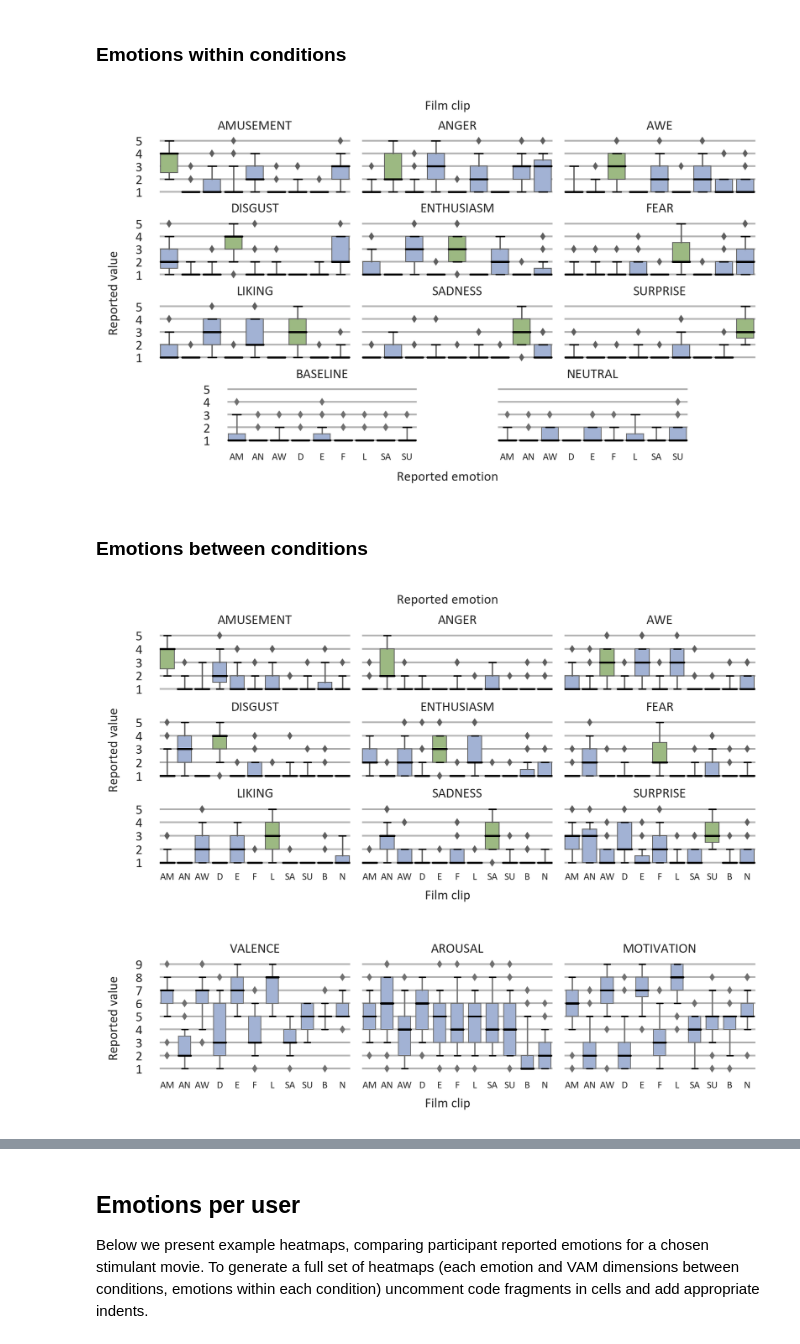
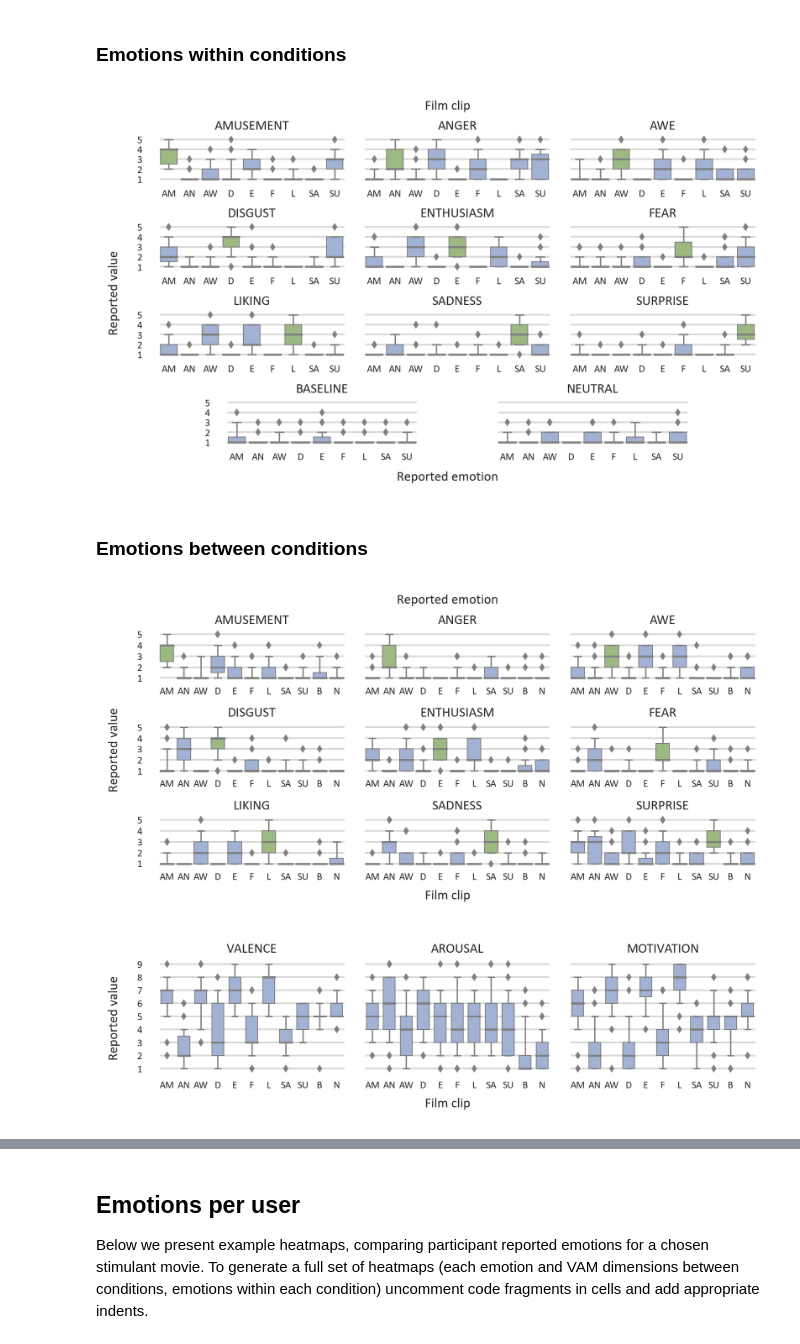
Before and after one commit to Emognition/Emognition-wearable-dataset-2020, a Jupyter notebook: questionnaires_analysis.ipynb, the cells around one changed output, grey strips where cells are left out. Drawn from its saved outputs; the diff is of its cells as text; code cells hidden in the pictures.

```diff
--- a/questionnaires_analysis.ipynb
+++ b/questionnaires_analysis.ipynb
@@ -37,23 +41,29 @@ tex_fonts = {
     'axes.labelpad': 1.0,
     'xtick.major.pad': 1,
     'xtick.major.size': 1,
-    "ytick.labelsize": 8,
+    "ytick.labelsize": 6,
     'axes.grid': True,
     'axes.grid.axis': 'y',
     'axes.facecolor':'white',
     'figure.facecolor':'white',
     'grid.color': 'black',
-    'grid.alpha': .3,
+    'grid.alpha': .15,
 }
 
 sns.set(rc=tex_fonts)
 
 # boxplot style
+# 3 rgb values + transparency
+edge_color = (0.5, 0.5, 0.5, 1)
+
 PROPS = {
-    'boxprops':{'linewidth':.5},
-    'medianprops':{'linestyle':'-', 'color':'black', 'linewidth':1.2},
-    'whiskerprops':{'linewidth':.8},
-    'capprops':{'linewidth':.8, 'color':'black'}
+    'boxprops':{'edgecolor': edge_color, 'linewidth':.5},
+    'medianprops':{'linestyle':'-', 'color': edge_color, 'linewidth':1.2},
+    'whiskerprops':{'color': edge_color, 'mfc': edge_color, 'mec': edge_color, 'linewidth':.8},
+    'capprops':{'color': edge_color, 'mfc': edge_color, 'mec': edge_color, 'linewidth':.8},
+    'flierprops': {'color': edge_color, 'mfc': edge_color, 'mec': edge_color, 'linewidth':.8},
+    # 'meanpointprops': {},
+    # 'meanlineprops': {},
 }
 # %%
 config = configparser.ConfigParser()
@@ -63,7 +73,7 @@ if not os.path.exists(config['DataDirectories']['unzipped_dataset']):
     raise Exception("Please set path for unzipped dataset in config.ini file")
 
 DATA_DIR = config['DataDirectories']['unzipped_dataset']
-all_questionnaire_files = [f'{DATA_DIR}/{participant_id}/{participant_id}_questionnaires.json' for participant_id in PARTICIPANTS_ID]
+all_questionnaire_files = [f'{DATA_DIR}/{participant_id}/{participant_id}_QUESTIONNAIRES.json' for participant_id in PARTICIPANTS_ID]
 SAVE_DIR = './'
 
 MOVIES_WITH_LABELS = [
@@ -116,7 +126,7 @@ for f_path in tqdm(all_questionnaire_files):
     )
 
     # films seen before study
-    seen_films_data = {k.upper():v for k,v in f_dict['metadata']['movie_seen_before_study'].items()}
+    seen_films_data = {k.upper():v for k,v in f_dict['metadata']['movies_seen_before_study'].items()}
     film_seen_before_study += pd.DataFrame(seen_films_data, [0])
 
     # questionnaires list
@@ -208,36 +206,36 @@ def boxplots_emotions_within(movies_ratings, stimulus_type, pos=[], emotions_ran
         g.set(xticklabels=[])
 # %%
 fig = plt.figure(figsize=(6.3, 3.4), constrained_layout=False, dpi=300)
-gs0 = fig.add_gridspec(nrows=4, ncols=1, hspace=0.25)
+gs0 = fig.add_gridspec(nrows=4, ncols=1, hspace=0.7)
 gs01 = gs0[-1].subgridspec(1, 9)
 
 # plot first 9
 for a in range(3):
-    gs0_temp = gs0[a].subgridspec(1,3, wspace=0.05)
+    gs0_temp = gs0[a].subgridspec(1,3, wspace=0.1)
     for b in range(3):
         fig.add_subplot(gs0_temp[0, b])
         stim = MOVIES[a*3 + b]
         temp_palette = deepcopy(emotions_within_palette)
         temp_palette[a*3 + b] = COLORS[2]
-        pos = []
+        pos = ['bottom']
         if b == 0:
             pos.append('left')
         boxplots_emotions_within(movies_ratings, stim, pos, palette=temp_palette)
 
 # plot last 2
 fig.add_subplot(gs01[0, 1:4])
 stim = MOVIES[-2]
 boxplots_emotions_within(movies_ratings, stim, ['left', 'bottom'])
 fig.add_subplot(gs01[0, 5:8])
 stim = MOVIES[-1]
 boxplots_emotions_within(movies_ratings, stim, ['bottom'])
 
 fig.text(0.5, 0.94, 'Film clip', ha='center') # title
 fig.text(0.5, 0.05, 'Reported emotion', ha='center') # xlabel
 fig.text(0.06, 0.5, 'Reported value', va='center', rotation='vertical') # ylabel
-plt.savefig(SAVE_DIR + 'boxplots-emotions-within', bbox_inches='tight')
+plt.savefig(SAVE_DIR + 'boxplots-emotions-within' + '.tiff', bbox_inches='tight')
 # %% [output]
-[figure, old version]
+[figure, new version]
 # %% [markdown]
 ### Emotions between conditions
 # %%
@@ -284,7 +282,7 @@ def boxplots_sam_between(movies_ratings, dimension, pos=('other',), sam_range=ra
         g.set(xticklabels=[])
 # %%
 fig = plt.figure(figsize=(6.3, 2.6), constrained_layout=False, dpi=300)
-gs0 = fig.add_gridspec(nrows=3, ncols=3, hspace=0.3, wspace=0.05)
+gs0 = fig.add_gridspec(nrows=3, ncols=3, hspace=0.7, wspace=0.1)
 
 for a in range(3):
     for b in range(3):
@@ -292,7 +290,7 @@ for a in range(3):
         emotion = EMOTIONS[a*3 + b]
         temp_palette = deepcopy(emotions_between_palette)
         temp_palette[a*3 + b] = COLORS[2]
-        pos = []
+        pos = ['bottom']
         if b == 0:
             pos.append('left')
         if a == 2:
@@ -301,13 +299,13 @@ for a in range(3):
 
 fig.text(0.5, 0.96, 'Reported emotion', ha='center') # title
 fig.text(0.5, 0.03, 'Film clip', ha='center') # xlabel
-fig.text(0.06, 0.5, 'Reported value', va='center', rotation='vertical') # ylabel
-plt.savefig(SAVE_DIR + 'boxplots-emotions-between', bbox_inches='tight')
+fig.text(0.06, 0.5, 'Reported value', va='center', rotation='vertical'); # ylabel
+# plt.savefig(SAVE_DIR + 'boxplots-emotions-between', bbox_inches='tight')
 # %% [output]
-[figure, old version]
+[figure, new version]
 # %%
 fig = plt.figure(figsize=(6.3, 1.3), constrained_layout=False, dpi=300)
-gs0 = fig.add_gridspec(nrows=1, ncols=3, hspace=0.25, wspace=0.05)
+gs0 = fig.add_gridspec(nrows=1, ncols=3, hspace=0.25, wspace=0.1)
 
 for b in range(3):
     fig.add_subplot(gs0[b])
@@ -318,7 +316,7 @@ for b in range(3):
     boxplots_sam_between(emotions_ratings, emotion, ['bottom'] + pos, palette=sam_between_palette)
 
 fig.text(0.5, -0.06, 'Film clip', ha='center') # xlabel
-fig.text(0.06, 0.5, 'Reported value', va='center', rotation='vertical') # ylabel
-plt.savefig(SAVE_DIR + 'boxplots-sam-between', bbox_inches='tight')
+fig.text(0.06, 0.5, 'Reported value', va='center', rotation='vertical'); # ylabel
+# plt.savefig(SAVE_DIR + 'boxplots-sam-between', bbox_inches='tight')
 # %% [output]
-[figure, old version]
+[figure, new version]
```
Also changed, not shown: parts of 8 cells of this notebook, 3 other files.
